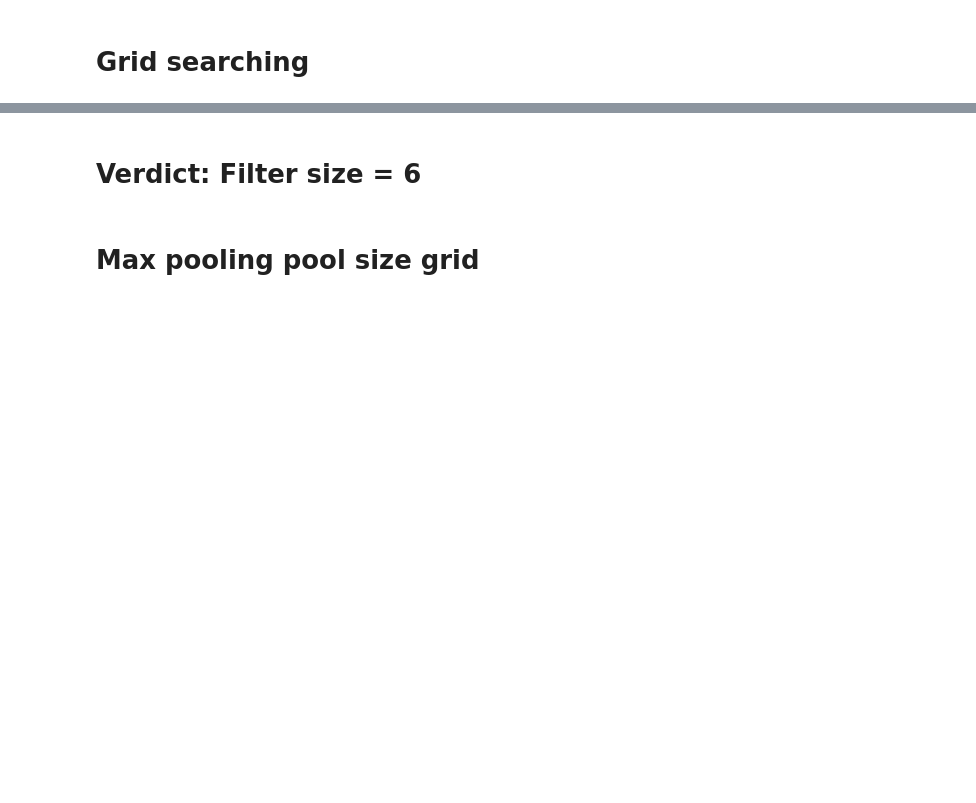
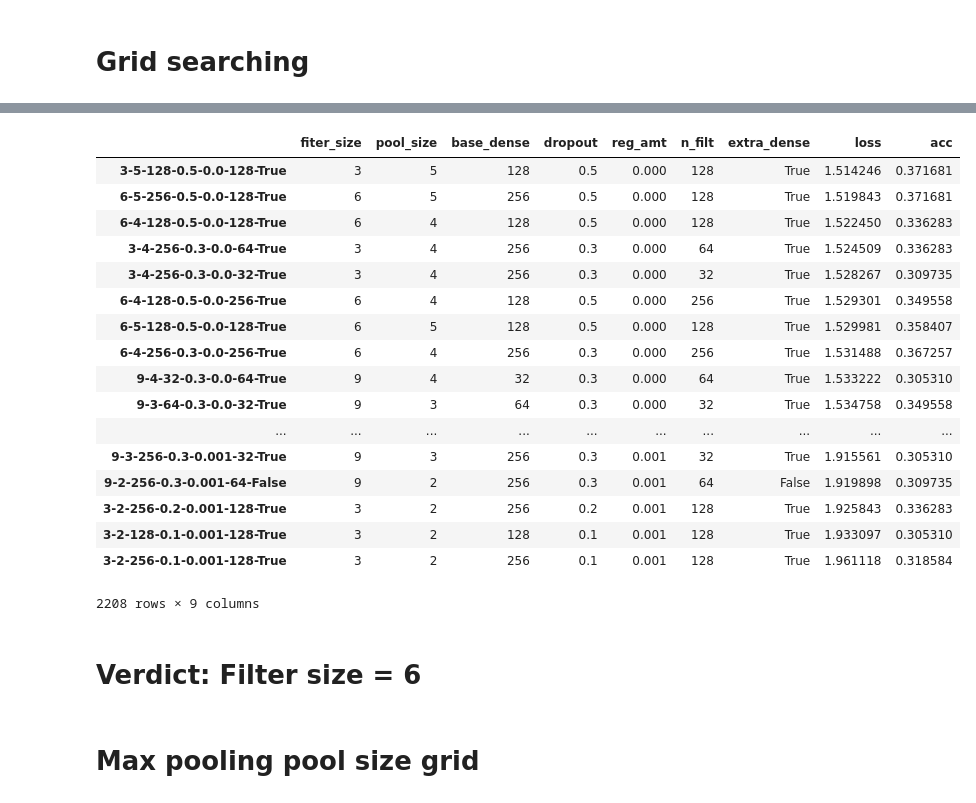
Before and after one commit to Chrisjw42/listenr-ml, a Jupyter notebook: 2. Data preprocessing 1D.ipynb, the cells around one changed output, grey strips where cells are left out. Cells and saved outputs as stored; diff of their text form; code cells hidden in the pictures; blank space fills up the shorter version.

```diff
--- a/2. Data preprocessing 1D.ipynb
+++ b/2. Data preprocessing 1D.ipynb
@@ -492,3 +726,26 @@ KeyboardInterrupt:
+# %%
+res_df = dd.read_parquet("res_1D/").compute()
+# %%
+res_df.sort_values("loss")
+# %% [output]
+|  | fiter_size | pool_size | base_dense | dropout | reg_amt | n_filt | extra_dense | loss | acc |
+| 3-5-128-0.5-0.0-128-True | 3 | 5 | 128 | 0.5 | 0.000 | 128 | True | 1.514246 | 0.371681 |
+| 6-5-256-0.5-0.0-128-True | 6 | 5 | 256 | 0.5 | 0.000 | 128 | True | 1.519843 | 0.371681 |
+| 6-4-128-0.5-0.0-128-True | 6 | 4 | 128 | 0.5 | 0.000 | 128 | True | 1.522450 | 0.336283 |
+| 3-4-256-0.3-0.0-64-True | 3 | 4 | 256 | 0.3 | 0.000 | 64 | True | 1.524509 | 0.336283 |
+| 3-4-256-0.3-0.0-32-True | 3 | 4 | 256 | 0.3 | 0.000 | 32 | True | 1.528267 | 0.309735 |
+| 6-4-128-0.5-0.0-256-True | 6 | 4 | 128 | 0.5 | 0.000 | 256 | True | 1.529301 | 0.349558 |
+| 6-5-128-0.5-0.0-128-True | 6 | 5 | 128 | 0.5 | 0.000 | 128 | True | 1.529981 | 0.358407 |
+| 6-4-256-0.3-0.0-256-True | 6 | 4 | 256 | 0.3 | 0.000 | 256 | True | 1.531488 | 0.367257 |
+| 9-4-32-0.3-0.0-64-True | 9 | 4 | 32 | 0.3 | 0.000 | 64 | True | 1.533222 | 0.305310 |
+| 9-3-64-0.3-0.0-32-True | 9 | 3 | 64 | 0.3 | 0.000 | 32 | True | 1.534758 | 0.349558 |
+| ... | ... | ... | ... | ... | ... | ... | ... | ... | ... |
+| 9-3-256-0.3-0.001-32-True | 9 | 3 | 256 | 0.3 | 0.001 | 32 | True | 1.915561 | 0.305310 |
+| 9-2-256-0.3-0.001-64-False | 9 | 2 | 256 | 0.3 | 0.001 | 64 | False | 1.919898 | 0.309735 |
+| 3-2-256-0.2-0.001-128-True | 3 | 2 | 256 | 0.2 | 0.001 | 128 | True | 1.925843 | 0.336283 |
+| 3-2-128-0.1-0.001-128-True | 3 | 2 | 128 | 0.1 | 0.001 | 128 | True | 1.933097 | 0.305310 |
+| 3-2-256-0.1-0.001-128-True | 3 | 2 | 256 | 0.1 | 0.001 | 128 | True | 1.961118 | 0.318584 |
+2208 rows × 9 columns
 # %% [markdown]
 # Verdict: Filter size = 6
 # %% [markdown]
```
Also changed, not shown: parts of 35 cells of this notebook, 3 other files.
